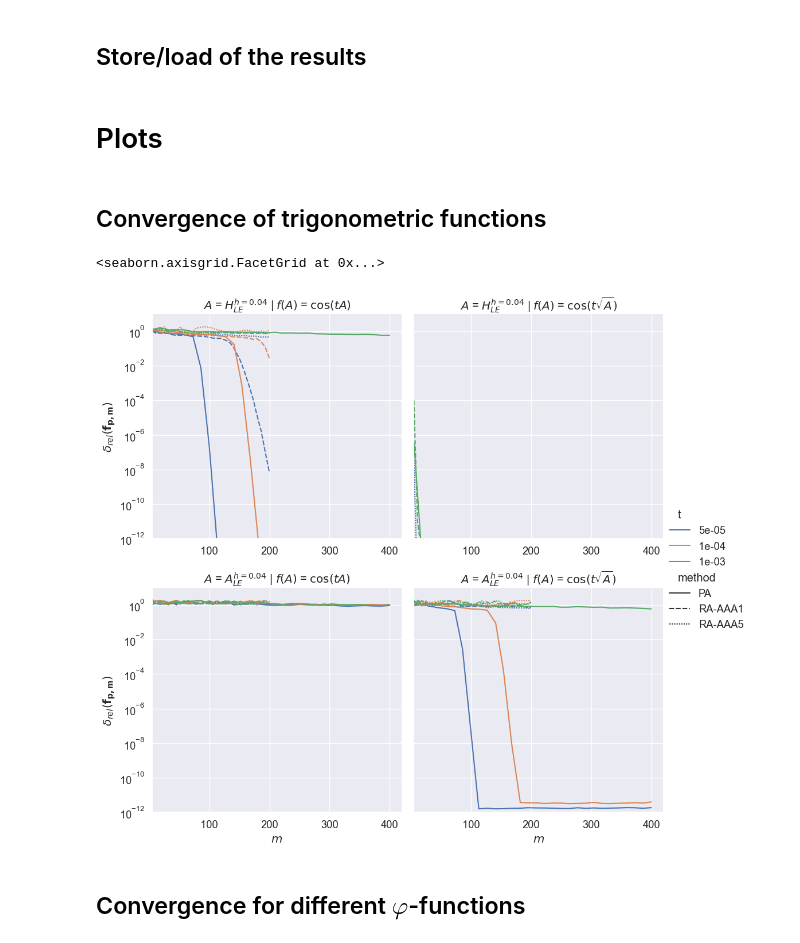
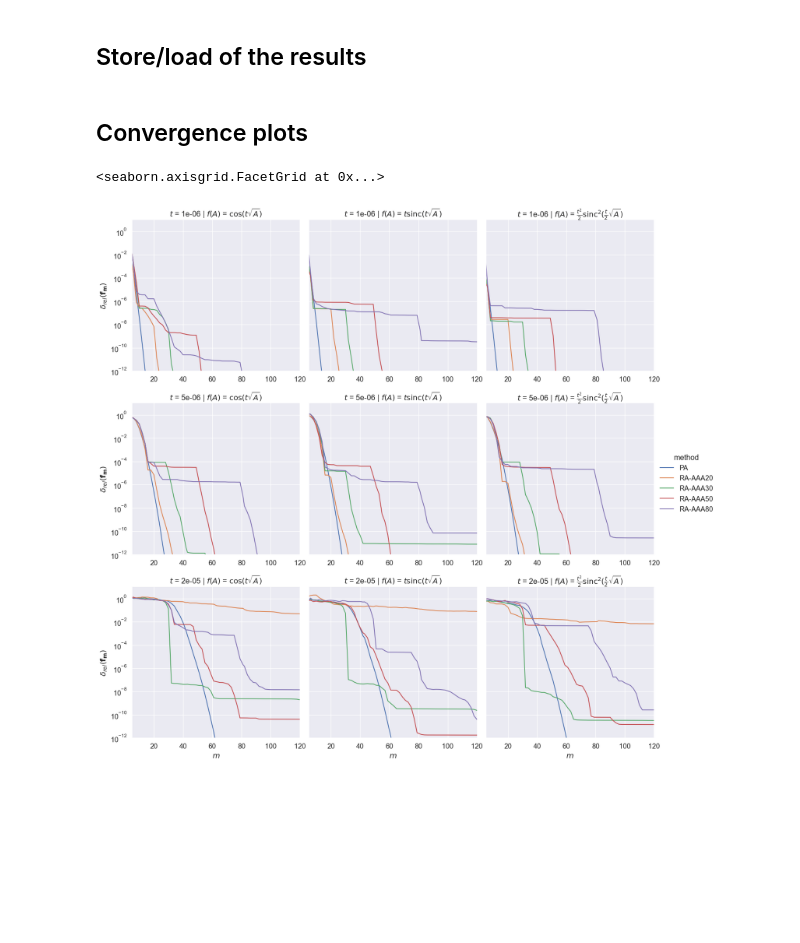
Before and after one commit to sprmsv/KAMF, a Jupyter notebook: trigfuncs.ipynb, the cells around one changed output. Drawn from its saved outputs; the diff is of its cells as text; code cells hidden in the pictures; blank space fills up the shorter version.

Commit message:
add introduction; update trigonometric experiments

```diff
--- a/trigfuncs.ipynb
+++ b/trigfuncs.ipynb
@@ -572,48 +313,40 @@ print('Done!')
 df.to_csv('trigfuncs.csv', index=False)
 # %%
 # Load the experiments
-df = pd.read_csv('trigfuncs.csv')
+df = pd.read_csv('trigfuncs_120.csv')
-# %% [markdown]
-# Plots
 # %% [markdown]
-## Convergence of trigonometric functions
+## Convergence plots
 # %%
 data = df[
     # Method
     ((df['method'] != 'EX'))
-    # & ((df['method'] == 'PA') | (df['method'] == 'RA-AAA1'))
-    # &((df['name'] == '$A_2$'))
+    & ((df['method'] == 'PA') | (df['method'] == 'RA-AAA20') | (df['method'] == 'RA-AAA30') | (df['method'] == 'RA-AAA50') | (df['method'] == 'RA-AAA80'))
+    & (df['name'] == '$H_{LE}^{h=0.04}$')
+    & ((df['t'] == 1e-06) | (df['t'] == 5e-06) | (df['t'] == 2e-05))
 ]
 
-# data.loc[data['f'] == '$cos(tA)$', 'f'] = '$\\cos(t\\sqrt{A})$'
-# data.loc[data['f'] == '$t sinc(tA)$', 'f'] = '$t \\mathrm{sinc}(t\\sqrt{A})$'
-# data.loc[data['f'] == '$\\frac{t^2}{2} sinc(\\frac{t}{2} A)^2$', 'f'] = '$\\frac{t^2}{2} \\mathrm{sinc}^2(\\frac{t}{2} \\sqrt{A})$'
-# data.loc[data['t'] == 5e-05, 't'] = '5e-05'
-# data.loc[data['t'] == 1e-04, 't'] = '1e-04'
-# data.loc[data['t'] == 1e-03, 't'] = '1e-03'
+data.loc[data['f'] == '$\\cos(tA)$', 'f'] = '$\\cos(t\\sqrt{A})$'
+data.loc[data['f'] == '$t \\mathrm{sinc}(tA)$', 'f'] = '$t \\mathrm{sinc}(t\\sqrt{A})$'
+data.loc[data['f'] == '$\\frac{t^2}{2} \\mathrm{sinc}(\\frac{t}{2} A)^2$', 'f'] = '$\\frac{t^2}{2} \\mathrm{sinc}^2(\\frac{t}{2} \\sqrt{A})$'
 
 
 fg = sns.relplot(
-    data=data.rename(columns={'name': '$A$', 'm': '$m$', 'f': '$f(A)$'}),
+    data=data.rename(columns={'name': '$A$', 'm': '$m$', 'f': '$f(A)$', 't': '$t$'}),
     x='$m$',
     y='err',
     kind='line',
-    hue='t',
-    # row='$A$',
+    row='$t$',
     col='$f(A)$',
-    style='method',
-    row='$A$',
+    hue='method',
     palette='deep',
     facet_kws={'sharex': False},
 )
 fg.set(
     yscale='log',
-    xlim=[5, None],
+    xlim=[5, 120],
     ylim=[1e-12, 1e+01],
-    ylabel='$\\delta_{rel}(\\mathbf{f_{p, m}})$',
+    ylabel='$\\delta_{rel}(\\mathbf{f_m})$',
 )
 # %% [output]
 <seaborn.axisgrid.FacetGrid at 0x...>
-[figure, old version]
+[figure, new version]
-# %% [markdown]
-## Convergence for different $\varphi$-functions
```
Also changed, not shown: parts of 35 cells of this notebook, 10 other files.
